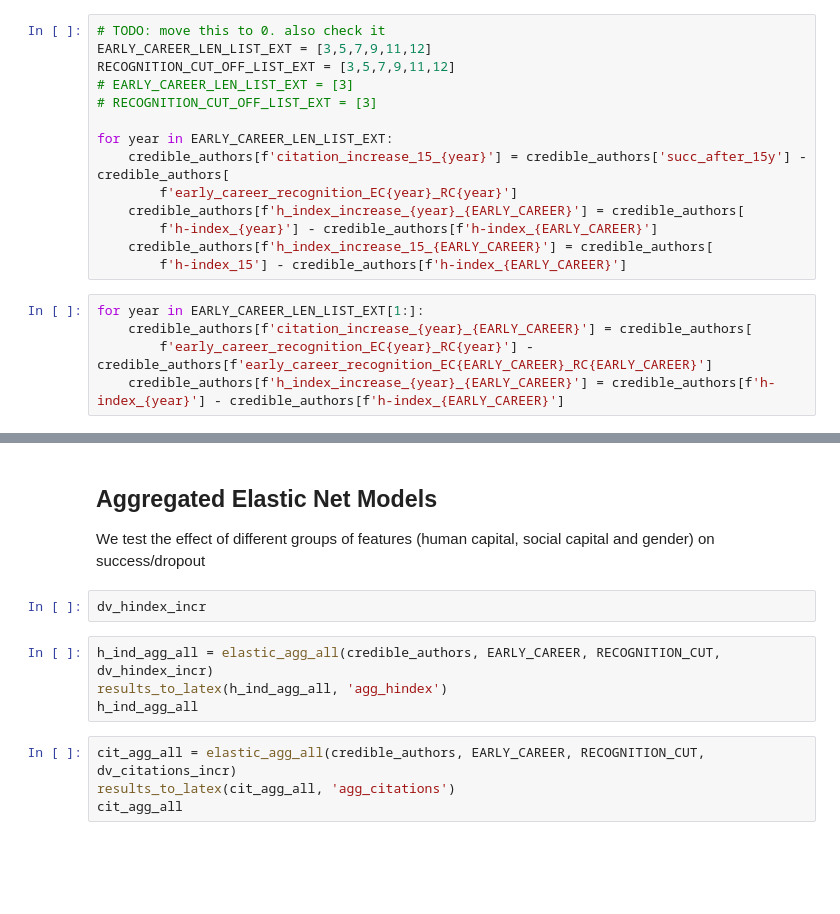
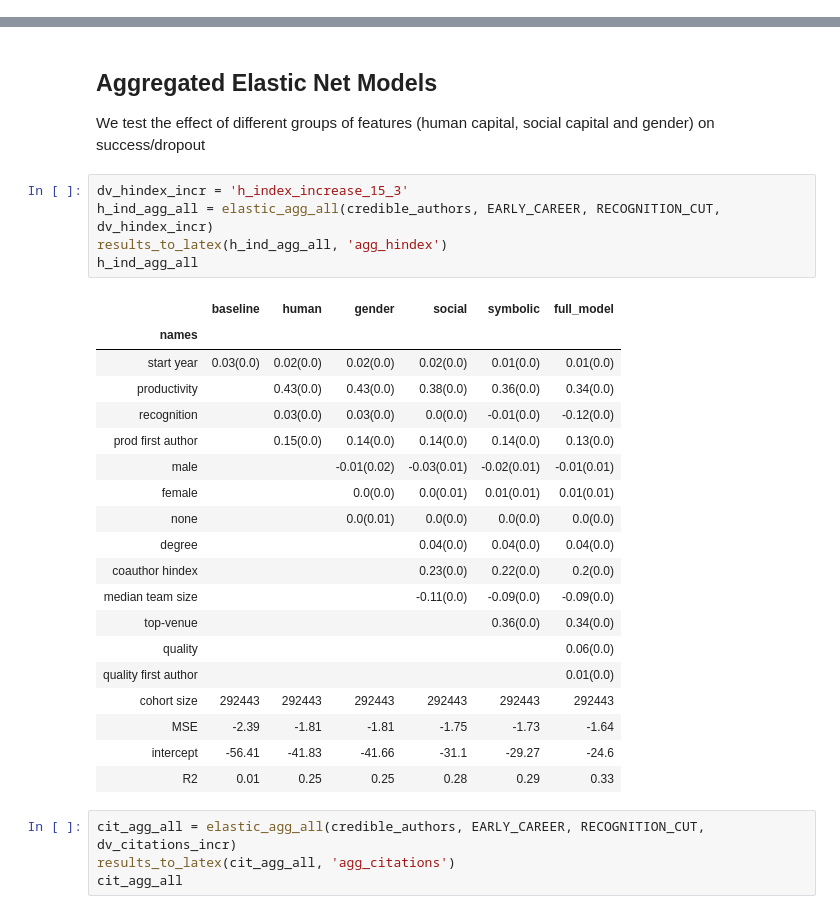
Before and after one commit to gesiscss/inequality, a Jupyter notebook: 3. Correlations and Linear.ipynb, the cells around one changed output, grey strips where cells are left out. Cells and saved outputs as stored; diff of their text form; blank space fills up the shorter version.

```diff
--- a/3. Correlations and Linear.ipynb
+++ b/3. Correlations and Linear.ipynb
@@ -84,19 +79,0 @@ array(['author', 'start_year', 'end_year', 'total_num_pub',
-# %%
-# TODO: move this to 0. also check it
-EARLY_CAREER_LEN_LIST_EXT = [3,5,7,9,11,12]
-RECOGNITION_CUT_OFF_LIST_EXT = [3,5,7,9,11,12]
-# EARLY_CAREER_LEN_LIST_EXT = [3]
-# RECOGNITION_CUT_OFF_LIST_EXT = [3]
-
-for year in EARLY_CAREER_LEN_LIST_EXT:
-    credible_authors[f'citation_increase_15_{year}'] = credible_authors['succ_after_15y'] - credible_authors[
-        f'early_career_recognition_EC{year}_RC{year}']
-    credible_authors[f'h_index_increase_{year}_{EARLY_CAREER}'] = credible_authors[
-        f'h-index_{year}'] - credible_authors[f'h-index_{EARLY_CAREER}']
-    credible_authors[f'h_index_increase_15_{EARLY_CAREER}'] = credible_authors[
-        f'h-index_15'] - credible_authors[f'h-index_{EARLY_CAREER}']
-# %%
-for year in EARLY_CAREER_LEN_LIST_EXT[1:]:
-    credible_authors[f'citation_increase_{year}_{EARLY_CAREER}'] = credible_authors[
-        f'early_career_recognition_EC{year}_RC{year}'] - credible_authors[f'early_career_recognition_EC{EARLY_CAREER}_RC{EARLY_CAREER}']
-    credible_authors[f'h_index_increase_{year}_{EARLY_CAREER}'] = credible_authors[f'h-index_{year}'] - credible_authors[f'h-index_{EARLY_CAREER}']
@@ -682,12 +711,31 @@ plot_metric_over_cohorts(res_cohort_full_cita, 'r2', 'R squared', 'Citation incr
 # %% [markdown]
 ## Aggregated Elastic Net Models
 We test the effect of different groups of features (human capital, social capital and gender) on success/dropout
-# %%
-dv_hindex_incr
 # %%
+dv_hindex_incr = 'h_index_increase_15_3'
 h_ind_agg_all = elastic_agg_all(credible_authors, EARLY_CAREER, RECOGNITION_CUT, dv_hindex_incr)
 results_to_latex(h_ind_agg_all, 'agg_hindex')
 h_ind_agg_all
+# %% [output]
+|  | baseline | human | gender | social | symbolic | full_model |
+| names |  |  |  |  |  |  |
+| start year | 0.03(0.0) | 0.02(0.0) | 0.02(0.0) | 0.02(0.0) | 0.01(0.0) | 0.01(0.0) |
+| productivity |  | 0.43(0.0) | 0.43(0.0) | 0.38(0.0) | 0.36(0.0) | 0.34(0.0) |
+| recognition |  | 0.03(0.0) | 0.03(0.0) | 0.0(0.0) | -0.01(0.0) | -0.12(0.0) |
+| prod first author |  | 0.15(0.0) | 0.14(0.0) | 0.14(0.0) | 0.14(0.0) | 0.13(0.0) |
+| male |  |  | -0.01(0.02) | -0.03(0.01) | -0.02(0.01) | -0.01(0.01) |
+| female |  |  | 0.0(0.0) | 0.0(0.01) | 0.01(0.01) | 0.01(0.01) |
+| none |  |  | 0.0(0.01) | 0.0(0.0) | 0.0(0.0) | 0.0(0.0) |
+| degree |  |  |  | 0.04(0.0) | 0.04(0.0) | 0.04(0.0) |
+| coauthor hindex |  |  |  | 0.23(0.0) | 0.22(0.0) | 0.2(0.0) |
+| median team size |  |  |  | -0.11(0.0) | -0.09(0.0) | -0.09(0.0) |
+| top-venue |  |  |  |  | 0.36(0.0) | 0.34(0.0) |
+| quality |  |  |  |  |  | 0.06(0.0) |
+| quality first author |  |  |  |  |  | 0.01(0.0) |
+| cohort size | 292443 | 292443 | 292443 | 292443 | 292443 | 292443 |
+| MSE | -2.39 | -1.81 | -1.81 | -1.75 | -1.73 | -1.64 |
+| intercept | -56.41 | -41.83 | -41.66 | -31.1 | -29.27 | -24.6 |
+| R2 | 0.01 | 0.25 | 0.25 | 0.28 | 0.29 | 0.33 |
 # %%
 cit_agg_all = elastic_agg_all(credible_authors, EARLY_CAREER, RECOGNITION_CUT, dv_citations_incr)
 results_to_latex(cit_agg_all, 'agg_citations')
```
Also changed, not shown: parts of 20 cells of this notebook, 6 other files.
